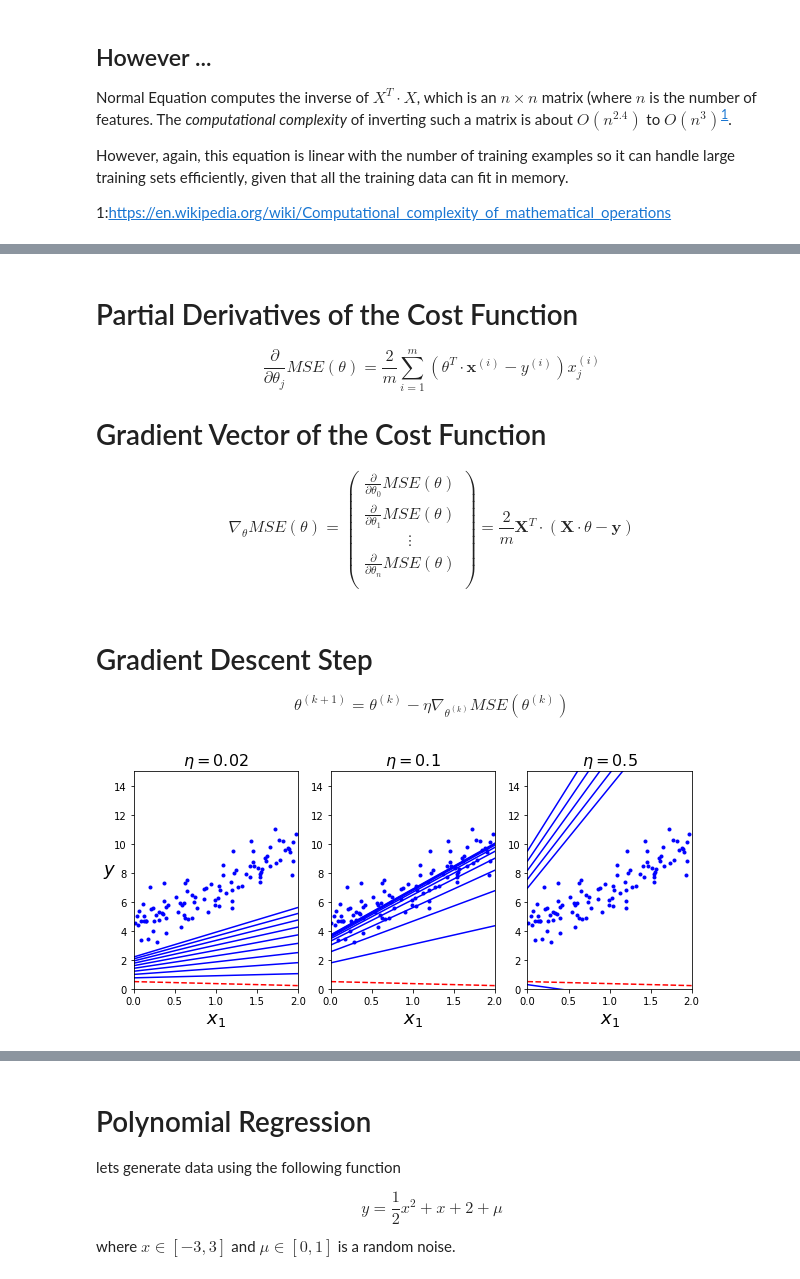
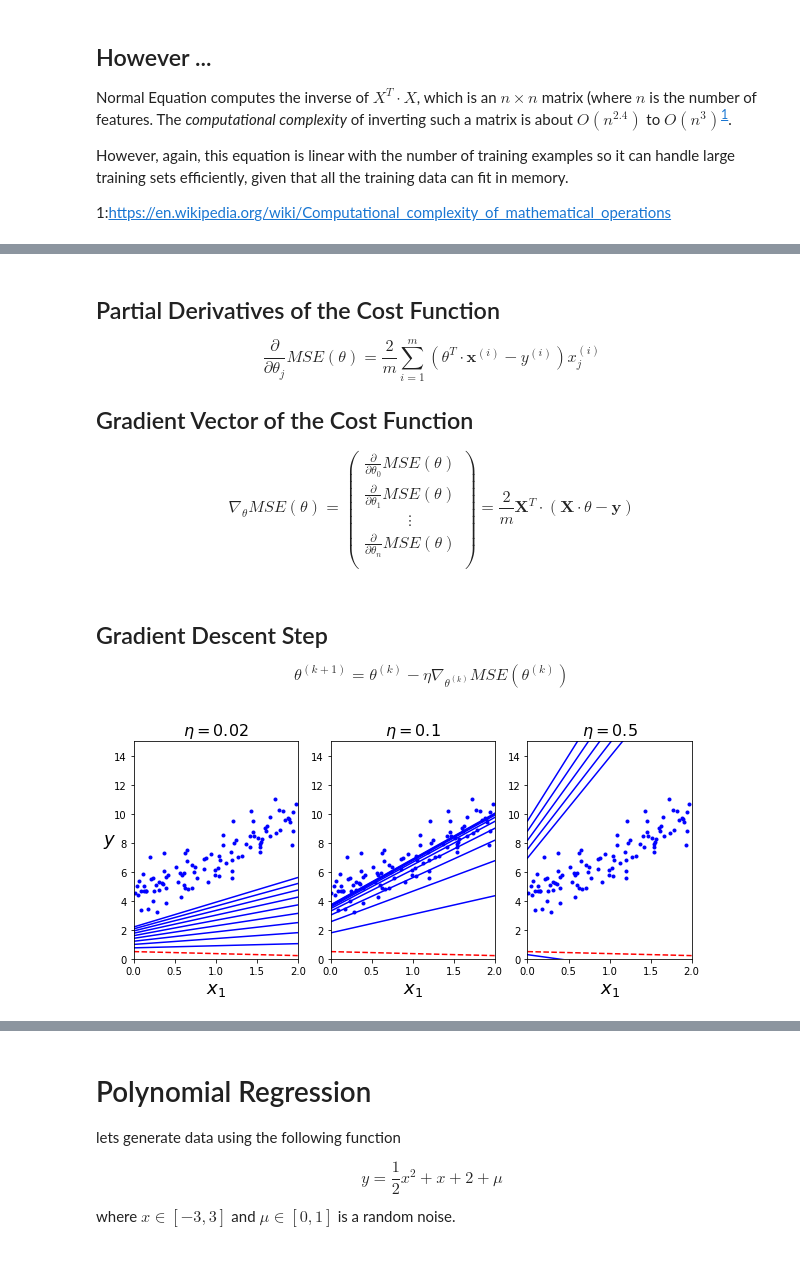
Before and after one commit to YingzhiGou/AI-Meetup-Decision-Systems-Lab-UOW, a Jupyter notebook: tutorial/machine_learning_with_python/03_closer_look_at_training.ipynb, the cells around one changed output, grey strips where cells are left out. Drawn from its saved outputs; the diff is of its cells as text; code cells hidden in the pictures.

```diff
--- a/tutorial/machine_learning_with_python/03_closer_look_at_training.ipynb
+++ b/tutorial/machine_learning_with_python/03_closer_look_at_training.ipynb
@@ -138,11 +138,11 @@ However, again, this equation is linear with the number of training examples so
 <img src="https://sebastianraschka.com/images/blog/2015/singlelayer_neural_networks_files/perceptron_learning_rate.png" width=400/>
 NOTE: The notation of the diagram are different from ours
 # %% [markdown]
-# Partial Derivatives of the Cost Function
+## Partial Derivatives of the Cost Function
 
 $$ \frac{\partial}{\partial\theta_j} MSE(\theta) = \frac{2}{m}\sum_{i=1}^{m}(\theta^T\cdot\mathbf{x}^{(i)}-y^{(i)})x_j^{(i)} $$
 
-# Gradient Vector of the Cost Function
+## Gradient Vector of the Cost Function
 
 $$ \nabla_{\theta} MSE(\theta) = \begin{pmatrix}
     \frac{\partial}{\partial\theta_0} MSE(\theta) \\
@@ -151,38 +151,44 @@ $$ \nabla_{\theta} MSE(\theta) = \begin{pmatrix}
     \frac{\partial}{\partial\theta_n} MSE(\theta) \\
     \end{pmatrix} = \frac{2}{m} \textbf{X}^T\cdot(\textbf{X}\cdot\theta-\textbf{y}) $$
 # %% [markdown]
-# Gradient Descent Step
+## Gradient Descent Step
 
 $$ \theta^{(k+1)} = \theta^{(k)} - \eta \nabla_{\theta^{(k)}} MSE(\theta^{(k)}) $$
 # %%
-theta_path_bgd = []
-
-def plot_gradient_descent(theta, eta, theta_path=None):
+def plot_gradient_descent(eta, theta=None, theta_path=None, random_state=None, n_iterations=1000):
+    if random_state:
+        np.random.seed(random_state)
+    if not theta:
+        theta = np.random.randn(2,1)  # random initialization
     m = len(X_b)
     plt.plot(X, y, "b.")
-    n_iterations = 1000
     for iteration in range(n_iterations):
-        if iteration < 10:
+        if iteration < 10:  # only plot the first 10 iterations
             y_predict = X_new_b.dot(theta)
             style = "b-" if iteration > 0 else "r--"
             plt.plot(X_new, y_predict, style)
+
         gradients = 2/m * X_b.T.dot(X_b.dot(theta) - y)
         theta = theta - eta * gradients
+
         if theta_path is not None:
             theta_path.append(theta)
     plt.xlabel("$x_1$", fontsize=18)
     plt.axis([0, 2, 0, 15])
     plt.title(r"$\eta = {}$".format(eta), fontsize=16)
-
-np.random.seed(42)
-theta = np.random.randn(2,1)  # random initialization
-
-plt.figure(figsize=(10,4))
-plt.subplot(131); plot_gradient_descent(theta, eta=0.02)
-plt.ylabel("$y$", rotation=0, fontsize=18)
-plt.subplot(132); plot_gradient_descent(theta, eta=0.1, theta_path=theta_path_bgd)
-plt.subplot(133); plot_gradient_descent(theta, eta=0.5)
-
-plt.show()
-# %% [output]
-[figure, removed]
+# %%
+# create temp variable to store all theta during training
+theta_path_1 = []
+theta_path_2 = []
+theta_path_3 = []
+# %%
+plt.figure(figsize=(10,4))
+
+plt.subplot(131); plot_gradient_descent(eta=0.02, random_state=42, theta_path=theta_path_1)
+plt.ylabel("$y$", rotation=0, fontsize=18)
+plt.subplot(132); plot_gradient_descent(eta=0.1, random_state=42, theta_path=theta_path_2)
+plt.subplot(133); plot_gradient_descent(eta=0.5, random_state=42, theta_path=theta_path_3)
+
+plt.show()
+# %% [output]
+[figure, added]
```
Also changed, not shown: parts of 18 cells of this notebook.
